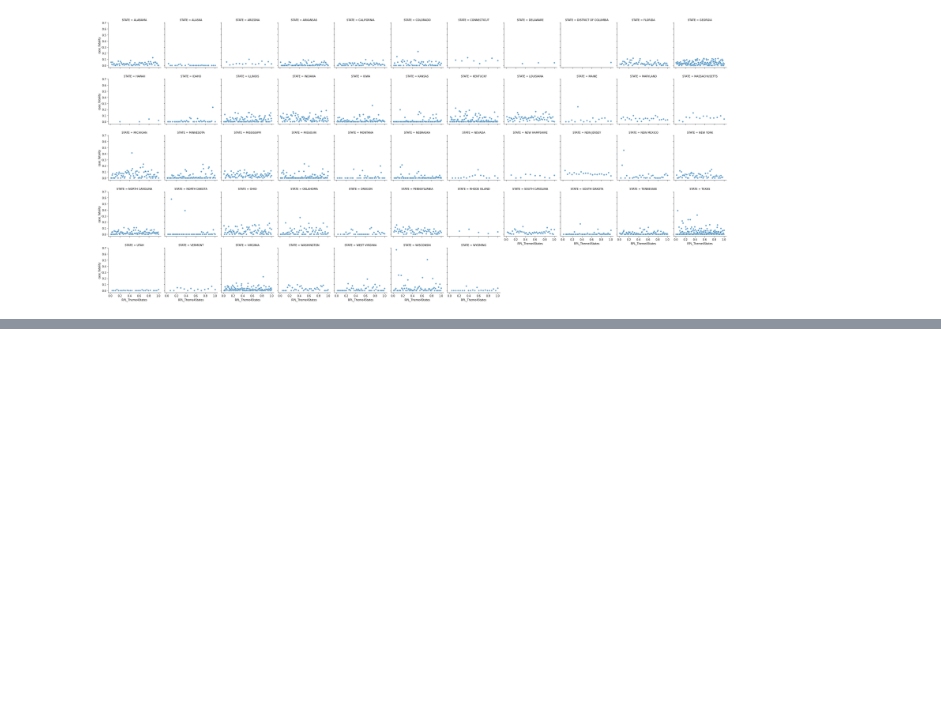
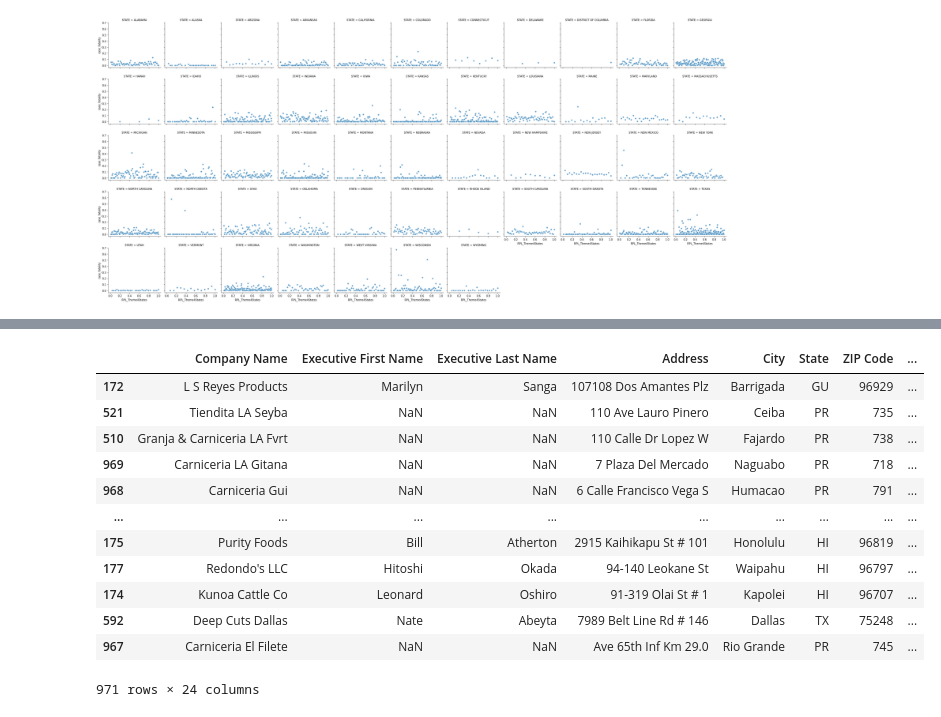
Before and after one commit to CenterForSpatialResearch/community_health_workers, a Jupyter notebook: 07_svi_covid.ipynb, the cells around one changed output, grey strips where cells are left out. Drawn from its saved outputs; the diff is of its cells as text; code cells hidden in the pictures; blank space fills up the shorter version.

```diff
--- a/07_svi_covid.ipynb
+++ b/07_svi_covid.ipynb
@@ -116,0 +147,16 @@ all_counties4 = all_counties.map(plt.scatter, "RPL_Theme4States", "case_fatality
+# %%
+meat_geo.sort_values(by='Longitude',ascending=False)
+# %% [output]
+|  | Company Name | Executive First Name | Executive Last Name | Address | City | State | ZIP Code | ... |
+| 172 | L S Reyes Products | Marilyn | Sanga | 107108 Dos Amantes Plz | Barrigada | GU | 96929 | ... |
+| 521 | Tiendita LA Seyba | NaN | NaN | 110 Ave Lauro Pinero | Ceiba | PR | 735 | ... |
+| 510 | Granja & Carniceria LA Fvrt | NaN | NaN | 110 Calle Dr Lopez W | Fajardo | PR | 738 | ... |
+| 969 | Carniceria LA Gitana | NaN | NaN | 7 Plaza Del Mercado | Naguabo | PR | 718 | ... |
+| 968 | Carniceria Gui | NaN | NaN | 6 Calle Francisco Vega S | Humacao | PR | 791 | ... |
+| ... | ... | ... | ... | ... | ... | ... | ... | ... |
+| 175 | Purity Foods | Bill | Atherton | 2915 Kaihikapu St # 101 | Honolulu | HI | 96819 | ... |
+| 177 | Redondo's LLC | Hitoshi | Okada | 94-140 Leokane St | Waipahu | HI | 96797 | ... |
+| 174 | Kunoa Cattle Co | Leonard | Oshiro | 91-319 Olai St # 1 | Kapolei | HI | 96707 | ... |
+| 592 | Deep Cuts Dallas | Nate | Abeyta | 7989 Belt Line Rd # 146 | Dallas | TX | 75248 | ... |
+| 967 | Carniceria El Filete | NaN | NaN | Ave 65th Inf Km 29.0 | Rio Grande | PR | 745 | ... |
+971 rows × 24 columns
```
Also changed, not shown: parts of 8 cells of this notebook, 6 other files.
